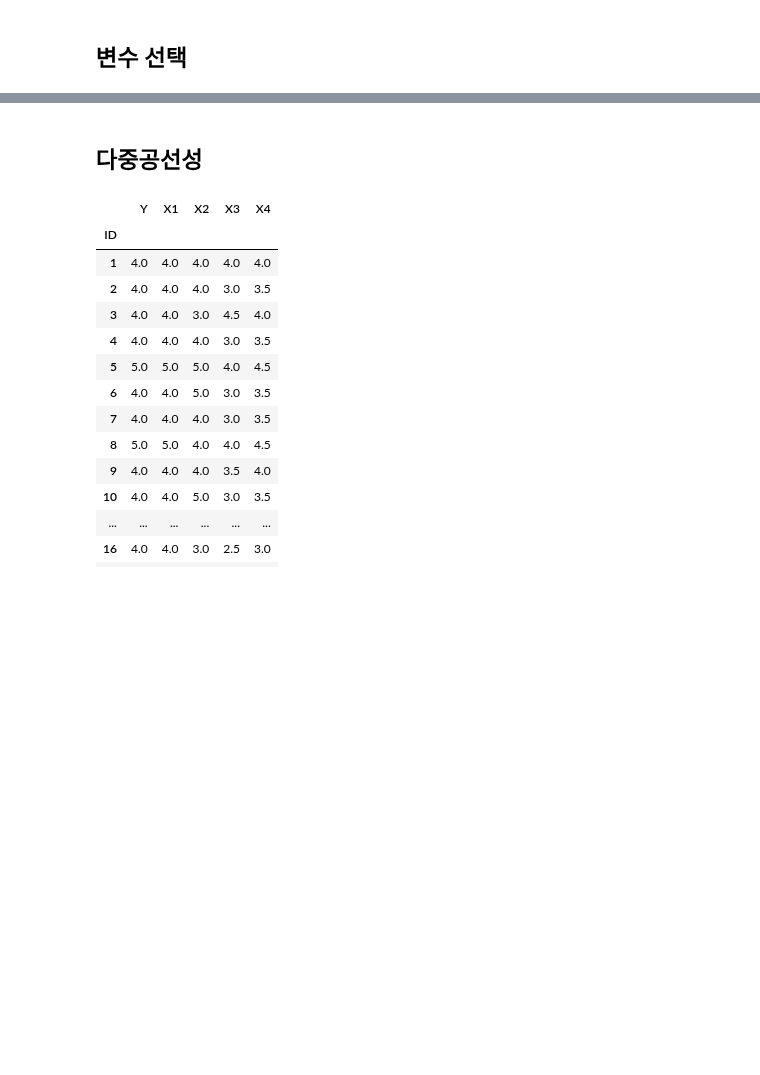
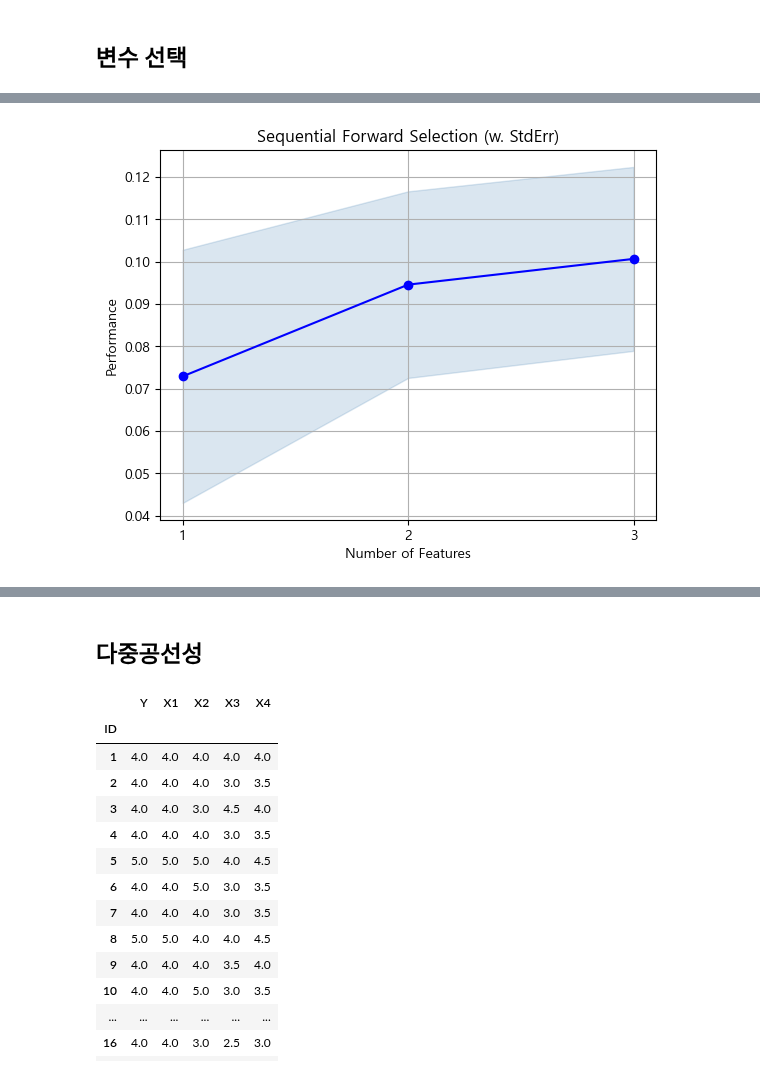
Before and after one commit to anjuiswhat/TIL, a Jupyter notebook: ADP_study/정리본/A_회귀분석_(1).ipynb, the cells around one changed output, grey strips where cells are left out. Saved outputs shown, nothing was run; the diff lists cells and outputs as text; code cells hidden in the pictures; blank space fills up the shorter version.

```diff
--- a/ADP_study/정리본/A_회귀분석_(1).ipynb
+++ b/ADP_study/정리본/A_회귀분석_(1).ipynb
@@ -615,0 +664,26 @@ anova_lm( fit_2_stf, test = 'F', typ = 1).round(4)
+# %%
+x = df_stf.iloc[:, 1:5]
+y = df_stf.iloc[:, 0]
+# %%
+# 사이킷런으로 선형회귀모델 생성
+lr = LinearRegression()
+
+# mlxtend.feature_selection 의 SequentialFeatureSelector 적용
+sffs = SFS( lr,
+            k_features=3,  # 변수의 개수 선택
+            forward=True, floating=True,  # 단계적 선택법을 하되 Top Down 방향으로...
+            scoring='r2',  # 선택 기준은 R-square
+            cv = 8,  # 교차검증은 8-fold
+            n_jobs=-1 )  # 연산할 때 모든 CPU 코어 사용
+
+sffs.fit(x,y)
+
+fig = plot_sfs(sffs.get_metric_dict(), kind='std_err')
+
+plt.title('Sequential Forward Selection (w. StdErr)')
+plt.grid()
+plt.show()
+
+pd.DataFrame.from_dict(sffs.get_metric_dict()).T
+# %% [output]
+[figure, added]
```
Also changed, not shown: parts of 19 cells of this notebook, 14 other files.
